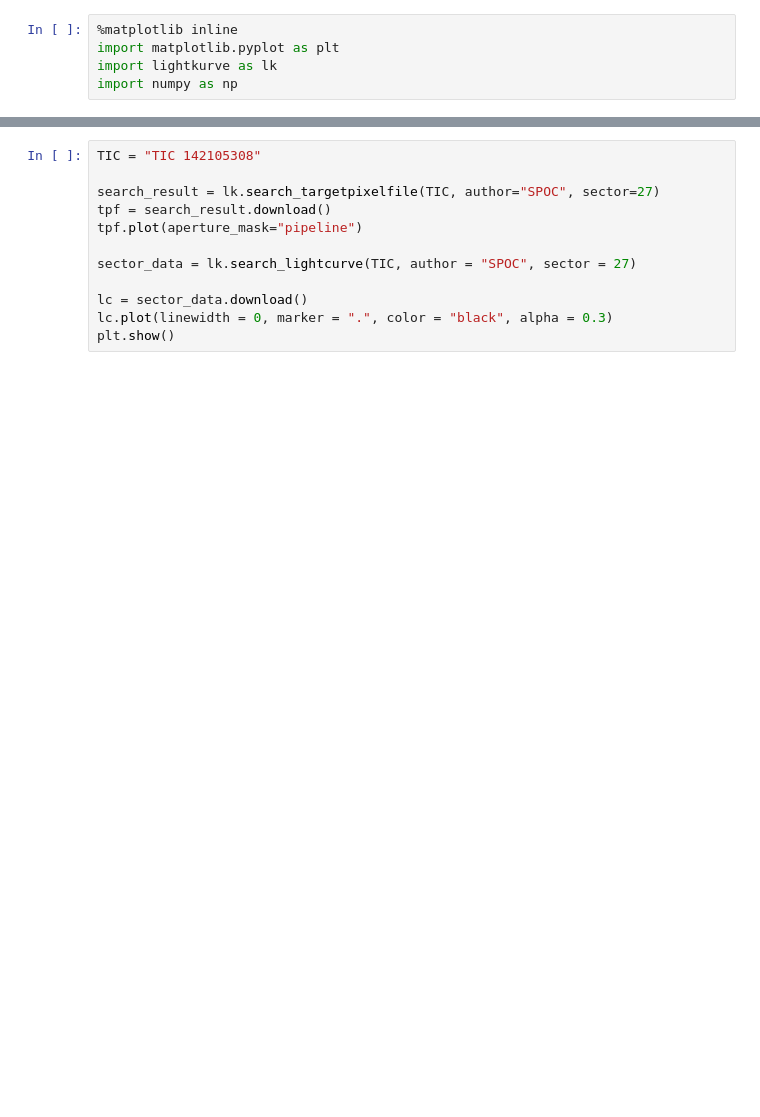
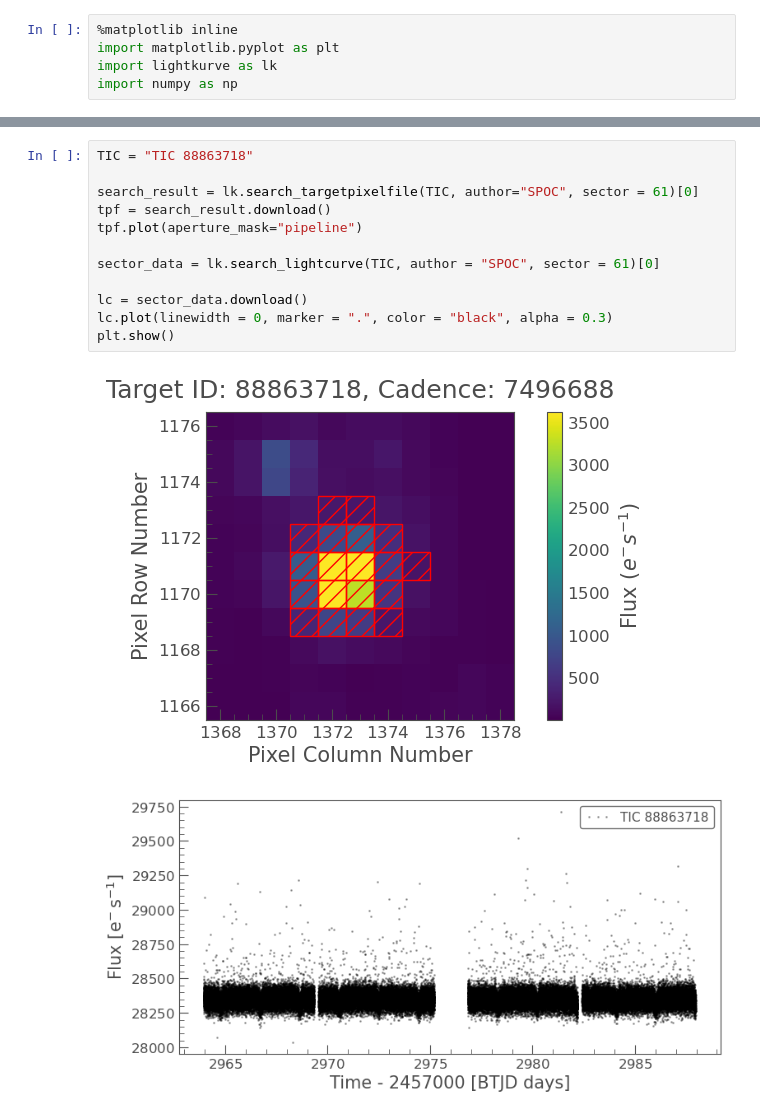
Before and after one commit to pdrolucasz/transit-method-exoplanet, a Jupyter notebook: Main_Pixel_Level_Validation.ipynb, the cells around one changed output, grey strips where cells are left out. Saved outputs shown, nothing was run; the diff lists cells and outputs as text; blank space fills up the shorter version.

```diff
--- a/Main_Pixel_Level_Validation.ipynb
+++ b/Main_Pixel_Level_Validation.ipynb
@@ -137,15 +142,18 @@ def rebin(arr,new_shape):
         new_shape[1], arr.shape[1] // new_shape[1])
     return arr.reshape(shape).mean(-1).mean(1)
 # %%
-TIC = "TIC 142105308"
+TIC = "TIC 88863718"
 
-search_result = lk.search_targetpixelfile(TIC, author="SPOC", sector=27)
+search_result = lk.search_targetpixelfile(TIC, author="SPOC", sector = 61)[0]
 tpf = search_result.download()
 tpf.plot(aperture_mask="pipeline")
 
-sector_data = lk.search_lightcurve(TIC, author = "SPOC", sector = 27)
+sector_data = lk.search_lightcurve(TIC, author = "SPOC", sector = 61)[0]
 
 lc = sector_data.download()
 lc.plot(linewidth = 0, marker = ".", color = "black", alpha = 0.3)
 plt.show()
+# %% [output]
+[figure, added]
+[figure, added]
 # %%
```
Also changed, not shown: parts of 2 cells of this notebook, 5 other files.
